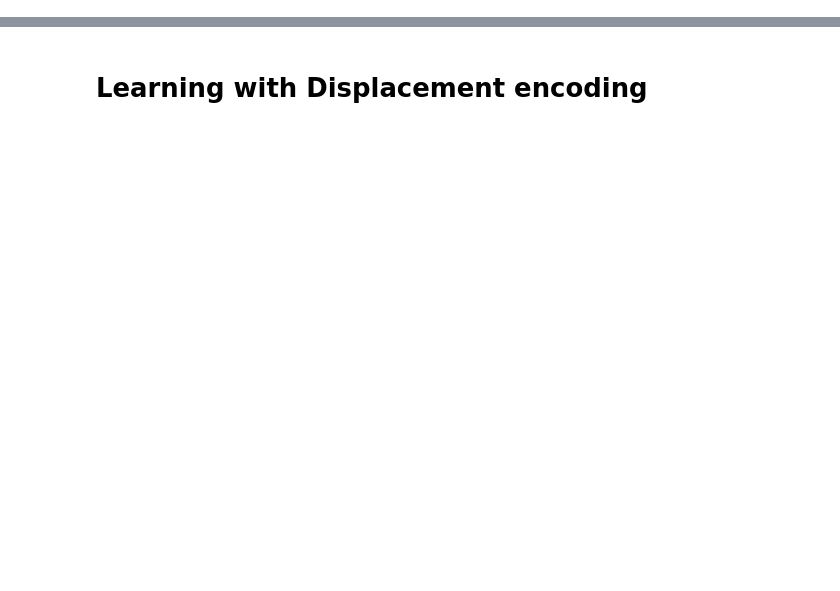
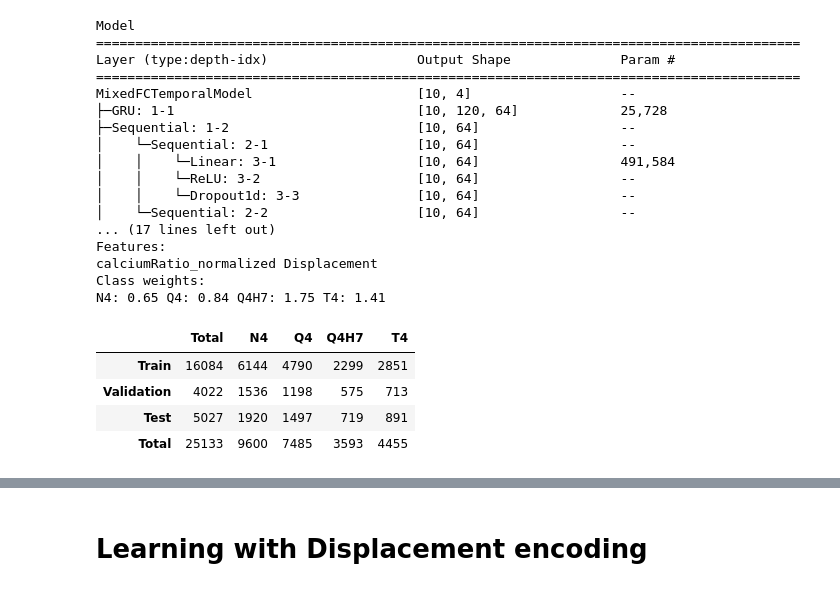
Before and after one commit to ClementPla/PycalcActivation, a Jupyter notebook: notebooks/trainer.ipynb, the cells around one changed output, grey strips where cells are left out. Cells and saved outputs as stored; diff of their text form; code cells hidden in the pictures; blank space fills up the shorter version.

```diff
--- a/notebooks/trainer.ipynb
+++ b/notebooks/trainer.ipynb
@@ -19,7 +16,7 @@ from PycalcAct.trainer import Trainer
 
 _ = torch.manual_seed(1234)
 # %%
-dataFolder = "D:/SebastienThis/CalciumPredictions/Ca2-Analysis_McGill/prediction/agAffinity/trainingData/"
+dataFolder = "D:/SebastienThis/CalciumPredictions/Ca2-Analysis_McGill/prediction/agAffinity/trainingData_oldAgSpeModel/"
 # dataset_ratio_norm = Dataset(
 #     csv_path=dataFolder + "legend.csv",
 #     csv_pos_path=dataFolder+"position.csv",  # Optional
@@ -33,41 +30,87 @@ dataFolder = "D:/SebastienThis/CalciumPredictions/Ca2-Analysis_McGill/prediction
 #     # Convert the x, y position to a single displacement value (sqrt((x(t+1)-x(t))^2 + (y(t+1)-y(t))^2)
 # )
 dataset_ratio = Dataset(
-    csv_path=[dataFolder + "legend.csv", dataFolder+"calciumRatio.csv"],
+    csv_path=[dataFolder + "legend.csv", dataFolder+"calciumRatio_normalized.csv"],
     csv_pos_path=dataFolder+"position.csv",  # Optional
     position_to_displacement=True,
     # Convert the x, y position to a single displacement value (sqrt((x(t+1)-x(t))^2 + (y(t+1)-y(t))^2)
 )
 
 dataset = dataset_ratio
 # def caBound_over_caFree(x):
 #     return x[:, 0] / (x[:, 1] + 1e-7)
 
 # def caFree_over_caBound(x):
 #     return x[:, 1] / (x[:, 0] + 1e-7)
 
 # dataset.create_new_feature_by_operations(caBound_over_caFree)
 # dataset.create_new_feature_by_operations(caFree_over_caBound)
 # dataset.drop_features_by_name("calciumBound", "calciumFree")
 # dataset.create_new_feature_by_operations(lambda x: np.abs(np.fft.fft(x[:, 1])))
 # dataset.create_new_feature_by_operations(lambda x: np.abs(np.fft.fft(x[:, 0])))
 
 model = MixedFCTemporalModel(
     n_classes=dataset.n_classes,
-    rnn_hidden_size=128,
-    n_rnn_layers=1,
+    n_rnn_layers=2,
+    rnn_hidden_size=32,
+    n_fc_layers=2,
     fc_hidden_size=64,
     temporal_length=dataset.length_serie,
     input_size=dataset.features,
-    bidirectional=False,
+    bidirectional=True,
     pooling=None,
 )
 
-n_epochs = 750
+# D = torch.tensor([[0,5,20,20],
+#     [10,0,20,2],
+#     [20,10,0,10],
+#     [20,2,10,0]]).to("cuda")
+D = torch.tensor([[1,2,3,4],
+    [3,1,4,2],
+    [4,3,1,2],
+    [3,2,3,1]]).to("cuda")
+# D = torch.tensor([[1,1/5,1/20,1/20],
+#     [1/10,1,1/20,1/2],
+#     [1/20,1/10,1,1/10],
+#     [1/20,1/2,1/10,1]]).to("cuda")
+
+from PycalcAct.myCustomCriterion import myCustomCriterion
+n_epochs = 500
+trainer_custom = Trainer(
+    dataset,
+    model,
+    device="cuda",
+    batch_size=2500,
+    criterion= myCustomCriterion(weight = dataset.weights, device = "cuda", D = D)
+)  # You can pass your own optimizer, criterion, learning rate, weight decay and learning rate scheduler.+
+
 trainer = Trainer(
     dataset,
     model,
     device="cuda",
-    batch_size=4096,
-    weight_decay=1e-3,
+    batch_size=2500,
 )  # You can pass your own optimizer, criterion, learning rate, weight decay and learning rate scheduler.
+trainer.summary(optimizer=False, model=True, data=True)
+# %% [output]
+Model
+==========================================================================================
+Layer (type:depth-idx)                   Output Shape              Param #
+==========================================================================================
+MixedFCTemporalModel                     [10, 4]                   --
+├─GRU: 1-1                               [10, 120, 64]             25,728
+├─Sequential: 1-2                        [10, 64]                  --
+│    └─Sequential: 2-1                   [10, 64]                  --
+│    │    └─Linear: 3-1                  [10, 64]                  491,584
+│    │    └─ReLU: 3-2                    [10, 64]                  --
+│    │    └─Dropout1d: 3-3               [10, 64]                  --
+│    └─Sequential: 2-2                   [10, 64]                  --
+... (17 lines left out)
+Features:
+calciumRatio_normalized Displacement
+Class weights:
+N4: 0.65 Q4: 0.84 Q4H7: 1.75 T4: 1.41
+|  | Total | N4 | Q4 | Q4H7 | T4 |
+| Train | 16084 | 6144 | 4790 | 2299 | 2851 |
+| Validation | 4022 | 1536 | 1198 | 575 | 713 |
+| Test | 5027 | 1920 | 1497 | 719 | 891 |
+| Total | 25133 | 9600 | 7485 | 3593 | 4455 |
```
Also changed, not shown: parts of 12 cells of this notebook, 10 other files.
